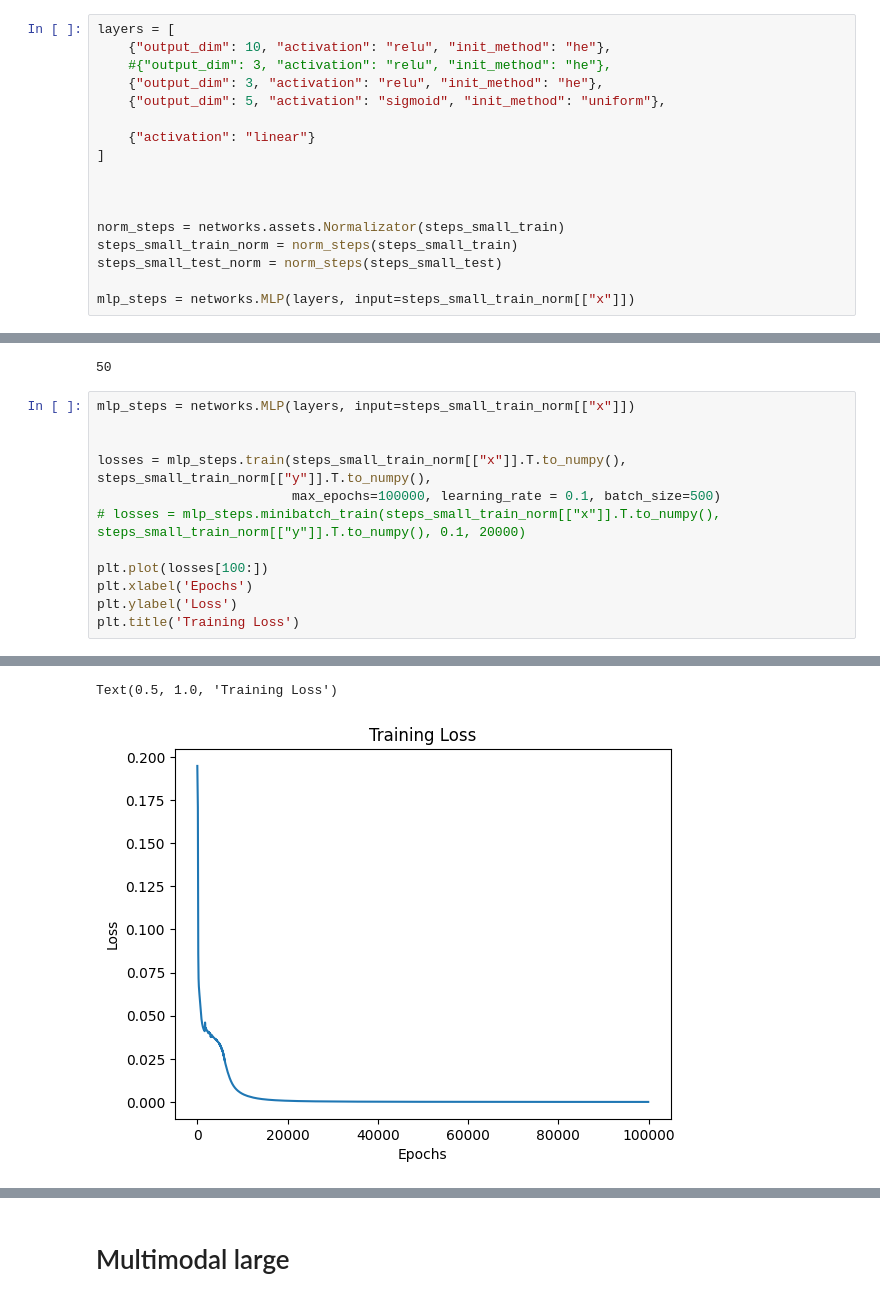
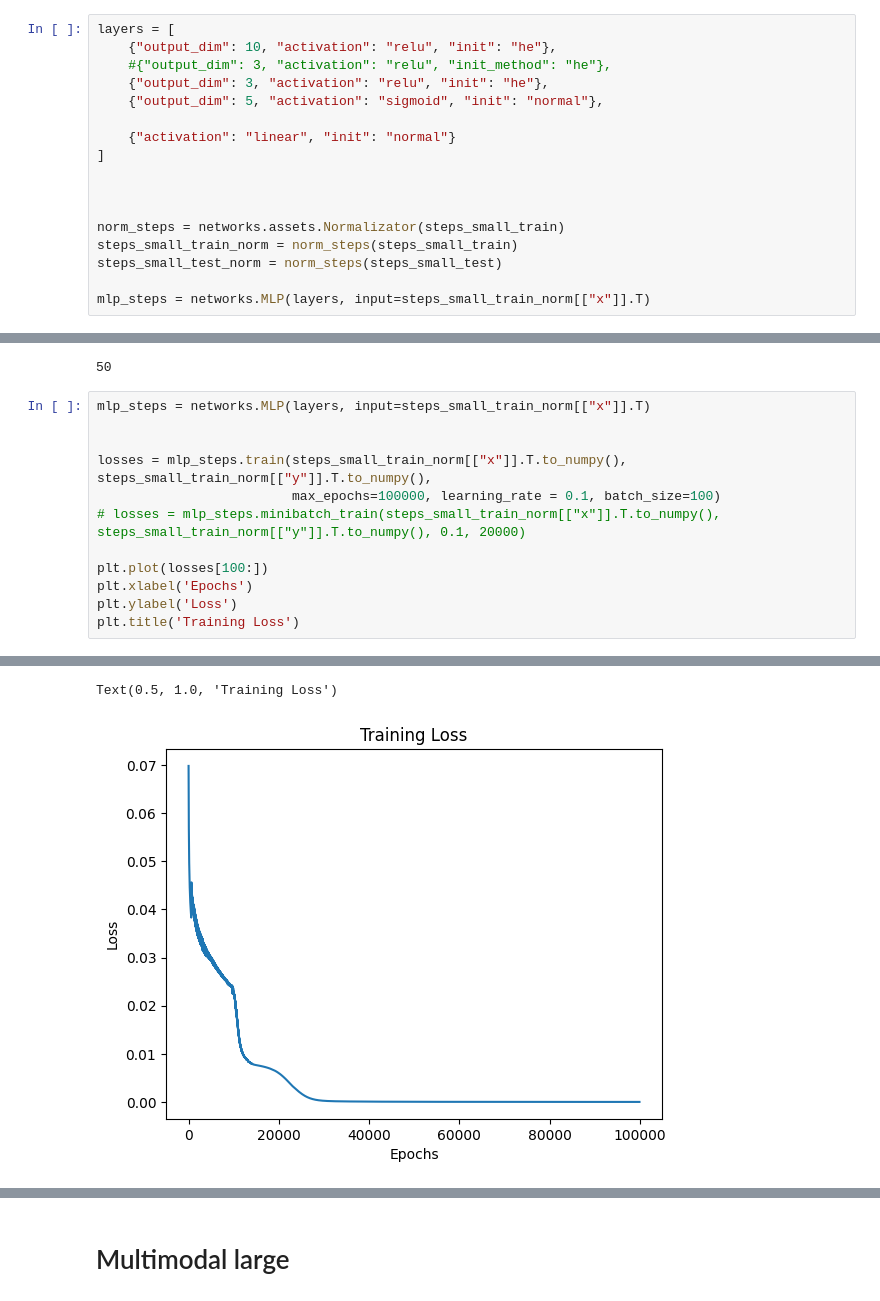
Before and after one commit to Fersoil/miowad, a Jupyter notebook: NN/NN2.ipynb, the cells around one changed output, grey strips where cells are left out. Saved outputs shown, nothing was run; the diff lists cells and outputs as text.

```diff
--- a/NN/NN2.ipynb
+++ b/NN/NN2.ipynb
@@ -303,12 +271,12 @@ thats enough small MSE
 ## steps small
 # %%
 layers = [
-    {"output_dim": 10, "activation": "relu", "init_method": "he"},
+    {"output_dim": 10, "activation": "relu", "init": "he"},
     #{"output_dim": 3, "activation": "relu", "init_method": "he"},
-    {"output_dim": 3, "activation": "relu", "init_method": "he"},
-    {"output_dim": 5, "activation": "sigmoid", "init_method": "uniform"},
+    {"output_dim": 3, "activation": "relu", "init": "he"},
+    {"output_dim": 5, "activation": "sigmoid", "init": "normal"},
 
-    {"activation": "linear"}
+    {"activation": "linear", "init": "normal"}
 ]
 
 
@@ -317,4 +285,4 @@ norm_steps = networks.assets.Normalizator(steps_small_train)
 steps_small_train_norm = norm_steps(steps_small_train)
 steps_small_test_norm = norm_steps(steps_small_test)
 
-mlp_steps = networks.MLP(layers, input=steps_small_train_norm[["x"]])
+mlp_steps = networks.MLP(layers, input=steps_small_train_norm[["x"]].T)
@@ -323,11 +296,11 @@ steps_small_train_norm[["x"]].T.to_numpy().shape[1]
 # %% [output]
 50
 # %%
-mlp_steps = networks.MLP(layers, input=steps_small_train_norm[["x"]])
+mlp_steps = networks.MLP(layers, input=steps_small_train_norm[["x"]].T)
 
 
 losses = mlp_steps.train(steps_small_train_norm[["x"]].T.to_numpy(), steps_small_train_norm[["y"]].T.to_numpy(),
-                         max_epochs=100000, learning_rate = 0.1, batch_size=500)
+                         max_epochs=100000, learning_rate = 0.1, batch_size=100)
 # losses = mlp_steps.minibatch_train(steps_small_train_norm[["x"]].T.to_numpy(), steps_small_train_norm[["y"]].T.to_numpy(), 0.1, 20000)
 
 plt.plot(losses[100:])
@@ -355,3 +328,3 @@ Epoch: 99900, Loss: 3.4087176336252025e-05
 Text(0.5, 1.0, 'Training Loss')
-[figure, old version]
+[figure, new version]
 # %%
```
Also changed, not shown: parts of 33 cells of this notebook, 5 other files.
